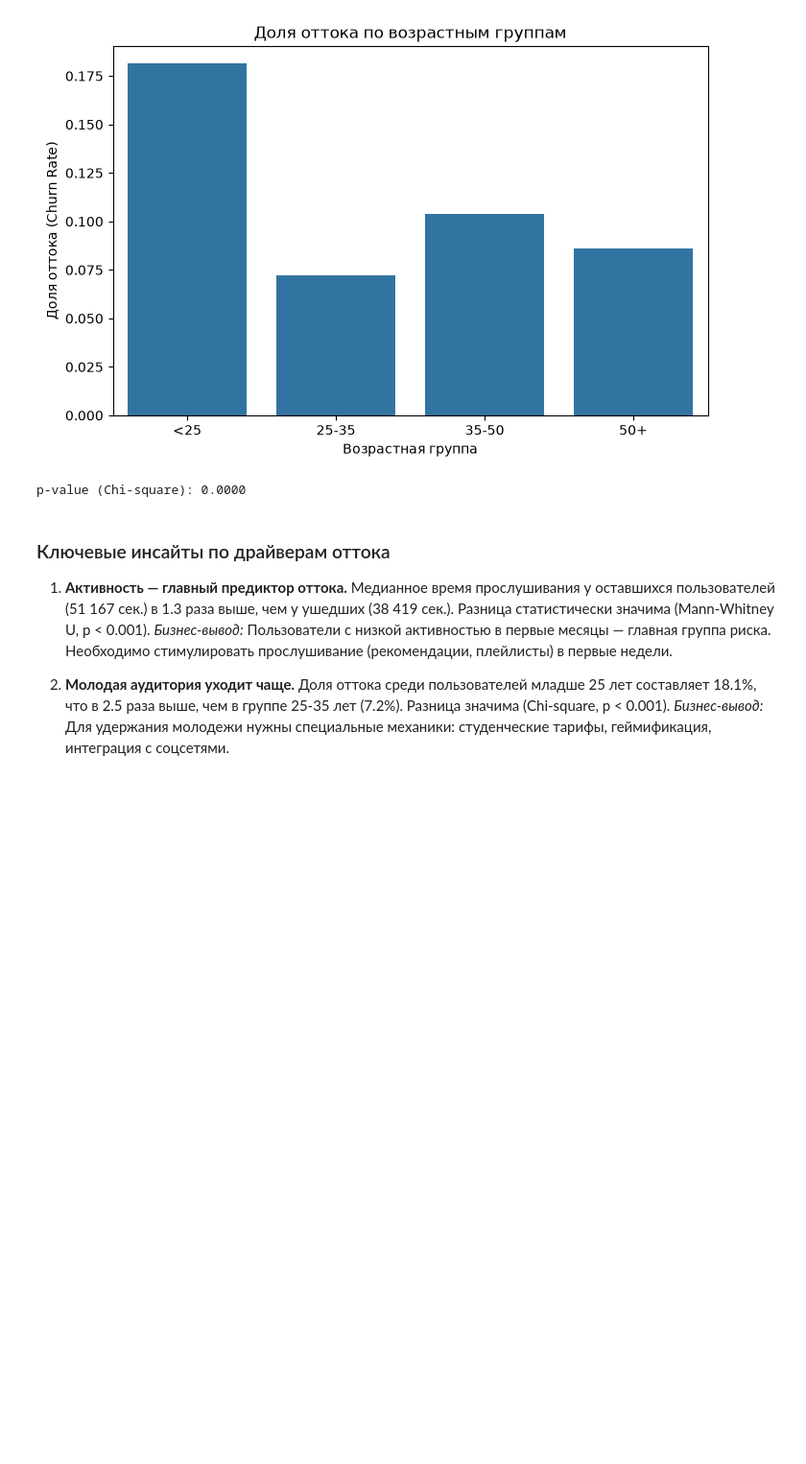
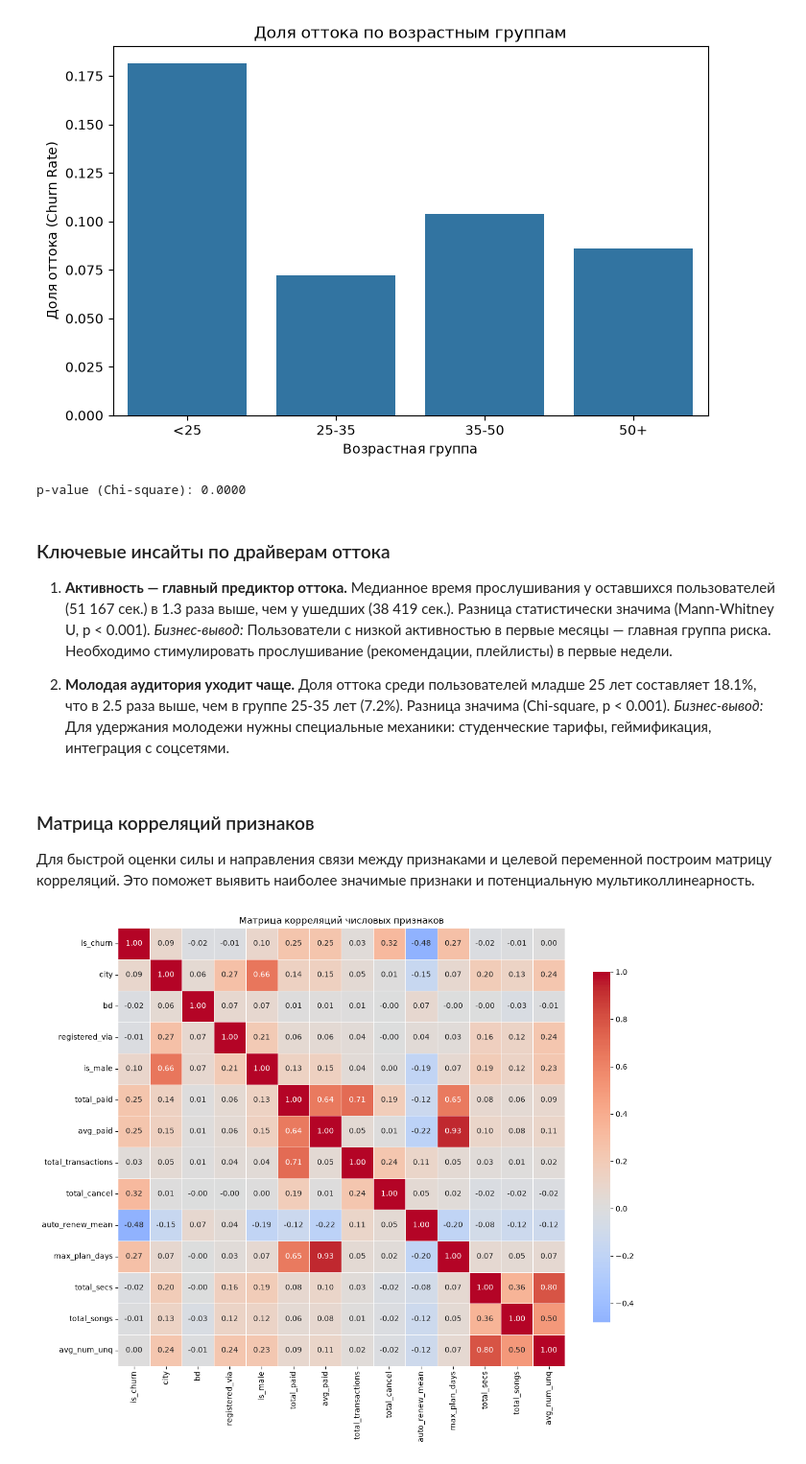
Before and after one commit to Arkwark/kkbox-churn-analysis, a Jupyter notebook: notebooks/03_eda_and_statistics.ipynb, the cells around one changed output. Shown at 96% size. Drawn from its saved outputs; the diff is of its cells as text; code cells hidden in the pictures; blank space fills up the shorter version.

Commit message:
Corr matrix was added

```diff
--- a/notebooks/03_eda_and_statistics.ipynb
+++ b/notebooks/03_eda_and_statistics.ipynb
@@ -87,3 +89,24 @@ p-value (Chi-square): 0.0000
 2. **Молодая аудитория уходит чаще.**
    Доля оттока среди пользователей младше 25 лет составляет 18.1%, что в 2.5 раза выше, чем в группе 25-35 лет (7.2%). Разница значима (Chi-square, p < 0.001).
    *Бизнес-вывод:* Для удержания молодежи нужны специальные механики: студенческие тарифы, геймификация, интеграция с соцсетями.
+# %% [markdown]
+### Матрица корреляций признаков
+Для быстрой оценки силы и направления связи между признаками и целевой переменной построим матрицу корреляций. Это поможет выявить наиболее значимые признаки и потенциальную мультиколлинеарность.
+# %%
+# Выбираем только числовые признаки для корреляции
+# Убираем 'msno' и 'is_churn' из списка, но 'is_churn' нам нужен для анализа
+numeric_cols = df.select_dtypes(include=['float64', 'int64']).columns
+corr_matrix = df[numeric_cols].corr()
+
+# Строим тепловую карту корреляций
+plt.figure(figsize=(12, 10))
+sns.heatmap(corr_matrix, annot=True, fmt=".2f", cmap='coolwarm', center=0,
+            linewidths=.5, cbar_kws={"shrink": .8})
+plt.title('Матрица корреляций числовых признаков')
+plt.tight_layout()
+
+# Сохраняем ПЕРЕД показом
+plt.savefig('../images/correlation_matrix.png', dpi=300, bbox_inches='tight')
+plt.show()
+# %% [output]
+[figure, added]
```
Also changed, not shown: parts of 1 cell of this notebook, 2 other files.
